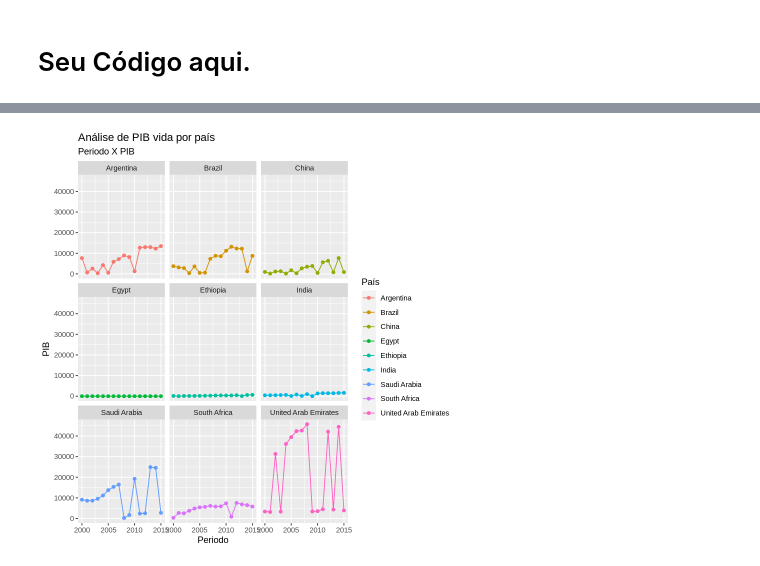
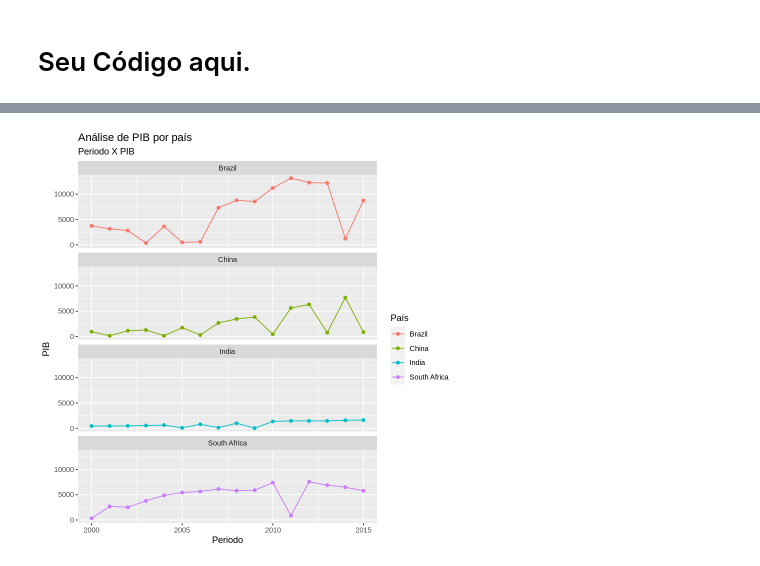
Before and after one commit to vilmarprado/mack_ling_prog_cie_dados, a Jupyter notebook: LP_T7.ipynb, the cells around one changed output, grey strips where cells are left out. Cells and saved outputs as stored; diff of their text form; code cells hidden in the pictures.

```diff
--- a/LP_T7.ipynb
+++ b/LP_T7.ipynb
@@ -108,11 +94,14 @@ The following objects are masked from ‘package:base’:
  $ Income.composition.of.resources: num  0.479 0.476 0.47 0.463 0.454 0.448 0.434 0.433 0.415 0.405 ...
  $ Schooling                      : num  10.1 10 9.9 9.8 9.5 9.2 8.9 8.7 8.4 8.1 ...
 # %%
-#
-df_paises_pesquisados<-c('Brazil', 'China', 'India','South Africa','Russia','Saudi Arabia', 'Argentina', 'Egypt', 'United Arab Emirates', 'Ethiopia','Iran')
+# ,'Saudi Arabia', 'Argentina', 'Egypt', 'United Arab Emirates', 'Ethiopia','Iran'
+df_paises_pesquisados<-c('Brazil', 'China', 'India','South Africa','Russia')
 df_paises<-data%>%
            filter(Country%in%df_paises_pesquisados) %>%
-           select(Country, Year, Status, Life.expectancy, Adult.Mortality, infant.deaths, Alcohol, Schooling, GDP)
+           select(Country, Year, Status, Life.expectancy, Adult.Mortality, infant.deaths, Alcohol, Schooling, GDP, Population)%>%
+           mutate(Proporcao_Morte_Adulto = Adult.Mortality/10000)  %>%
+           mutate(Proporcao_Morte_Infantil = infant.deaths/10000)
+
 print(df_paises_pesquisados)
-print(df_paises)
+#print(df_paises)
 # %% [output]
@@ -159,11 +130,11 @@ print(df_paises)
 # %%
   ggplot(df_paises) +
   geom_point(aes(x = Year, y = GDP, group = Country, col = Country))+
   geom_line(aes(x = Year, y = GDP, group = Country, col = Country))+
-  ggtitle("Análise de PIB vida por país", subtitle="Periodo X PIB") +
+  ggtitle("Análise de PIB por país", subtitle="Periodo X PIB") +
   xlab("Periodo") +
   ylab("PIB") +
   scale_color_discrete(name = "País")+
- facet_wrap(~Country)
+ facet_wrap(~Country, nrow = 5)
 # %% [output]
-[figure, old version]
+[figure, new version]
```
Also changed, not shown: parts of 12 cells of this notebook.
